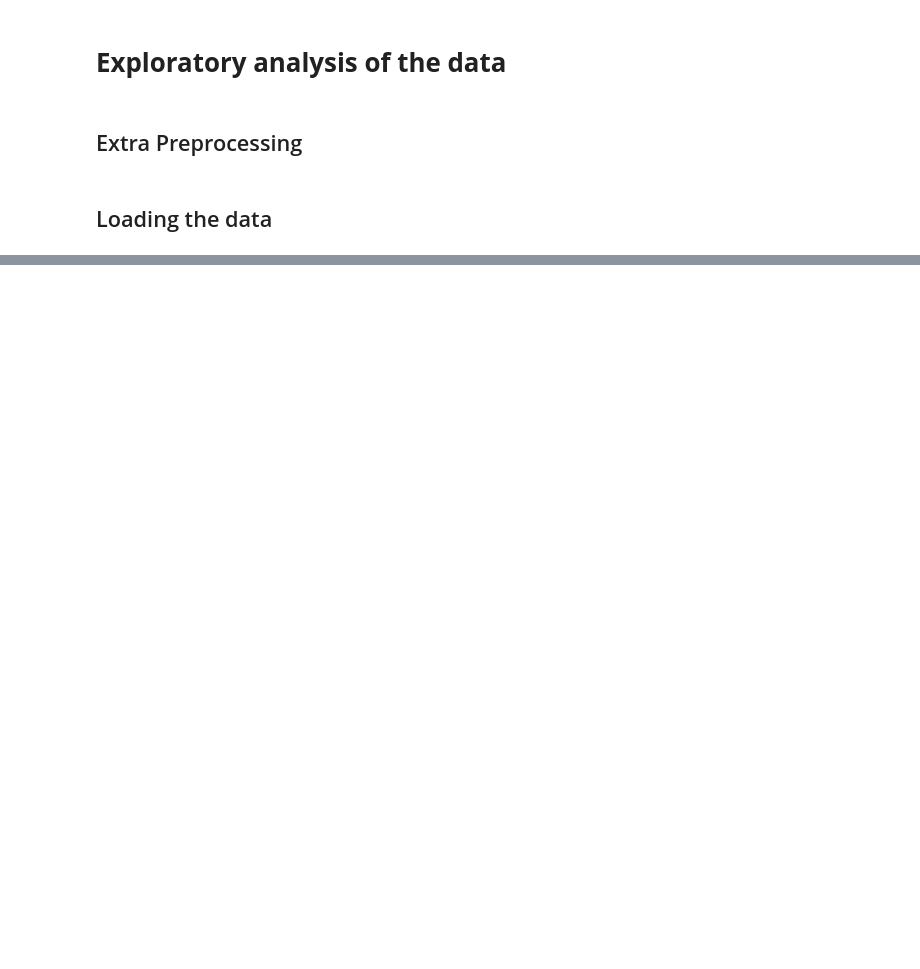
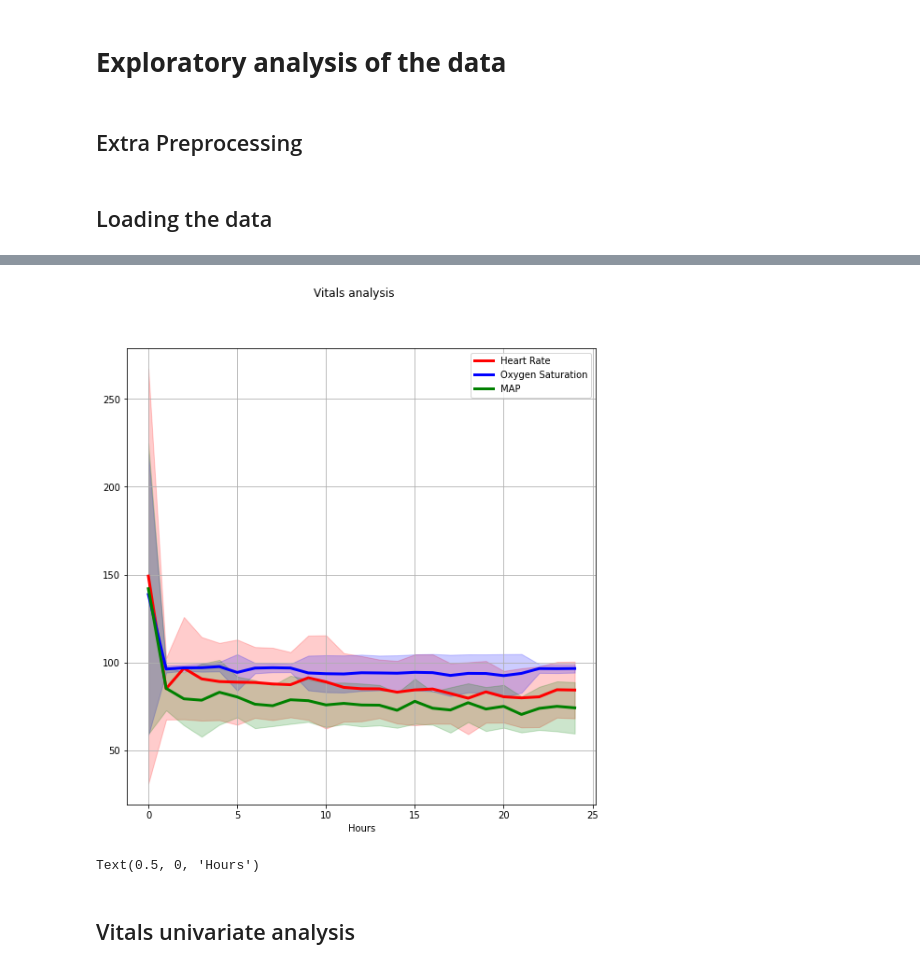
Before and after one commit to AgatheZ/Master-Project, a Jupyter notebook: MIMIC_III_demo/eda.ipynb, the cells around one changed output, grey strips where cells are left out. Drawn from its saved outputs; the diff is of its cells as text; code cells hidden in the pictures; blank space fills up the shorter version.

```diff
--- a/MIMIC_III_demo/eda.ipynb
+++ b/MIMIC_III_demo/eda.ipynb
@@ -90,0 +111,23 @@ plt.grid()
+# %%
+import itertools
+
+df = pd.concat(batchs)
+agg_mean = (df).groupby(df.index).agg({'heart_rate': np.mean, 'oxygen_saturation': np.mean, 'map': np.mean})
+agg_std = (df).groupby(df.index).agg({'heart_rate': np.std, 'oxygen_saturation': np.std, 'map': np.std})
+color = itertools.cycle(["r", "b", "g"])
+
+fig, ax = plt.subplots(figsize=(9, 9))
+fig.suptitle('Vitals analysis')
+for i in range(len(list_vit)):
+    c = next(color)
+    ax.plot(range(nb_hours + 1), agg_mean[list_vit[i]], alpha=1, color=c, label=list_vit_clean[i], linewidth = 3.0)
+    ax.fill_between(range(nb_hours + 1), agg_mean[list_vit[i]] - agg_std[list_vit[i]], agg_mean[list_vit[i]] + agg_std[list_vit[i]], color=c  , alpha=0.2)
+    plt.grid()
+
+ax.legend(loc='best')
+ax.set_xlabel("Hours")
+# %% [output]
+[figure, added]
+Text(0.5, 0, 'Hours')
+# %% [markdown]
+## Vitals univariate analysis
```
Also changed, not shown: parts of 19 cells of this notebook.
